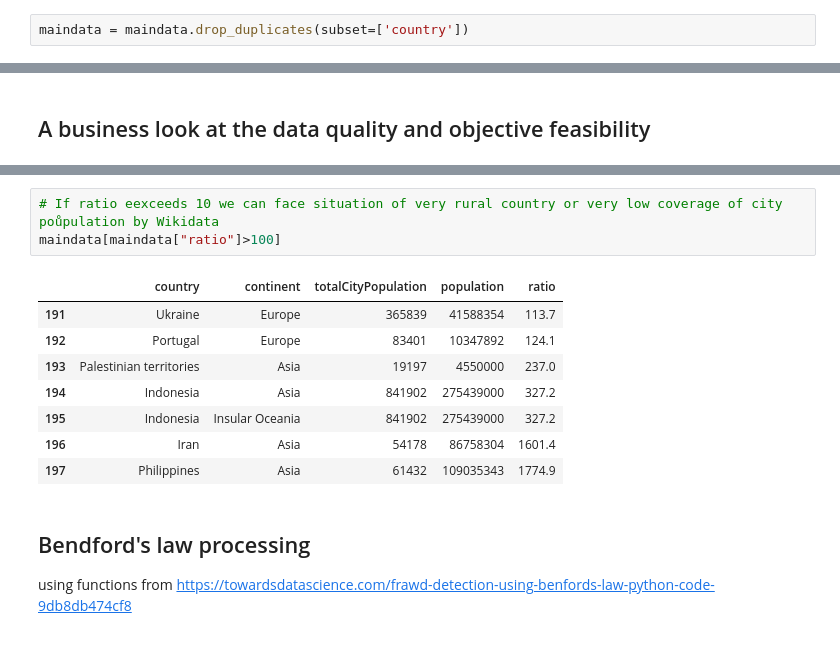
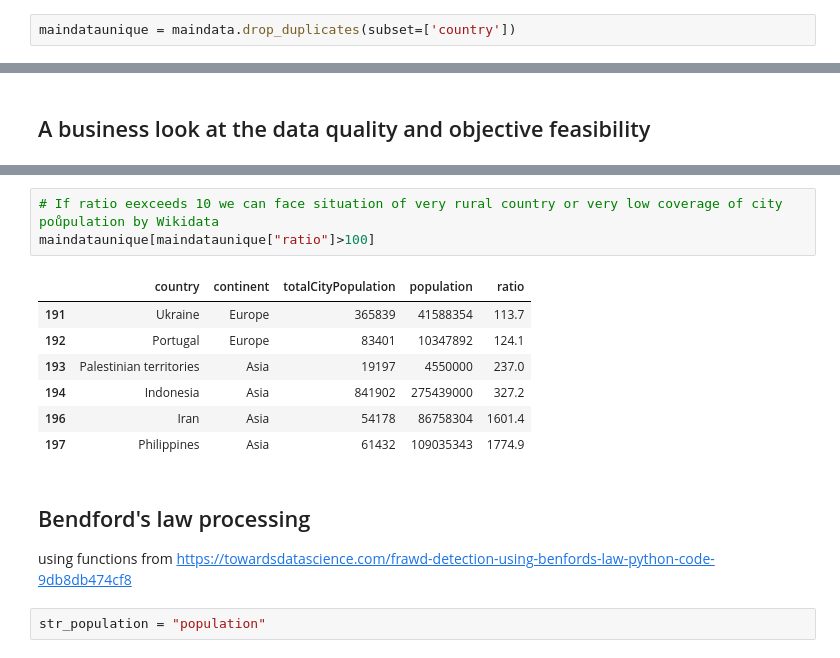
Before and after one commit to zdenekq/BlogPostProjectBenfordLaw, a Jupyter notebook: Population.ipynb, the cells around one changed output, grey strips where cells are left out. Cells and saved outputs as stored; diff of their text form.

```diff
--- a/Population.ipynb
+++ b/Population.ipynb
@@ -184,6 +197,6 @@ maindata[maindata.duplicated(keep=False, subset=['country'])]
 # %% [markdown]
 Artificial duplicities are mainly due to country population overlaping over several continents. The amount of population is same for different continents, so we can take this value only once.
 # %%
-maindata = maindata.drop_duplicates(subset=['country'])
+maindataunique = maindata.drop_duplicates(subset=['country'])
 # %%
 # control  of contry uniqueness
@@ -227,17 +240,18 @@ maindata[maindata["ratio"]<1]
 | 4 | North Macedonia | Europe | 2051544 | 1836713 | 0.9 |
 # %%
 # If ratio eexceeds 10 we can face situation of very rural country or very low coverage of city poůpulation by Wikidata
-maindata[maindata["ratio"]>100]
+maindataunique[maindataunique["ratio"]>100]
 # %% [output]
 |  | country | continent | totalCityPopulation | population | ratio |
 | 191 | Ukraine | Europe | 365839 | 41588354 | 113.7 |
 | 192 | Portugal | Europe | 83401 | 10347892 | 124.1 |
 | 193 | Palestinian territories | Asia | 19197 | 4550000 | 237.0 |
 | 194 | Indonesia | Asia | 841902 | 275439000 | 327.2 |
-| 195 | Indonesia | Insular Oceania | 841902 | 275439000 | 327.2 |
 | 196 | Iran | Asia | 54178 | 86758304 | 1601.4 |
 | 197 | Philippines | Asia | 61432 | 109035343 | 1774.9 |
 # %% [markdown]
 ## Bendford's law processing
 using functions from https://towardsdatascience.com/frawd-detection-using-benfords-law-python-code-9db8db474cf8
+# %%
+str_population = "population"
 # %%
```
Also changed, not shown: parts of 14 cells of this notebook.
